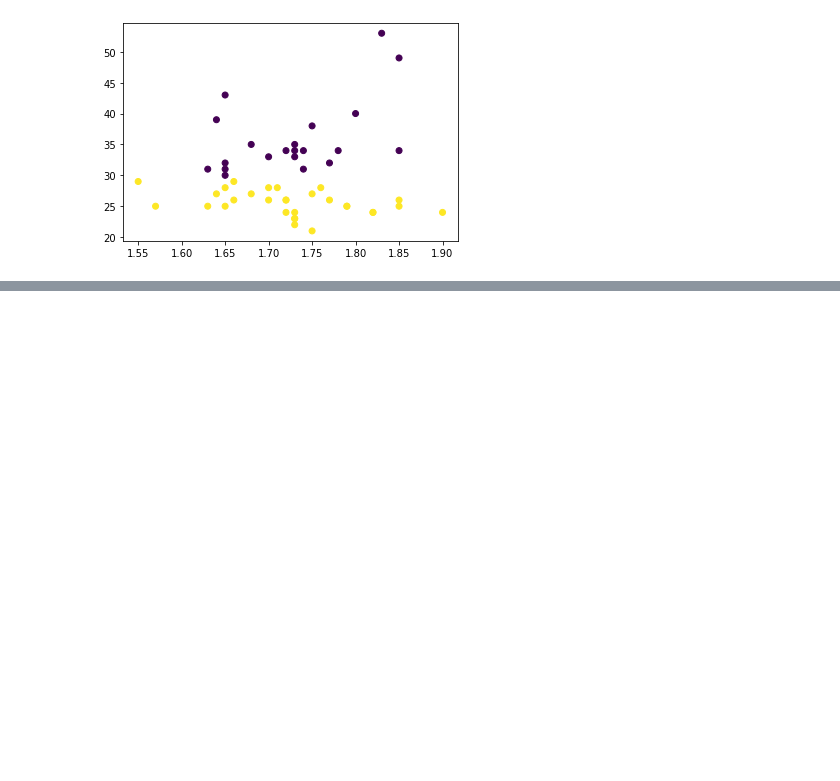
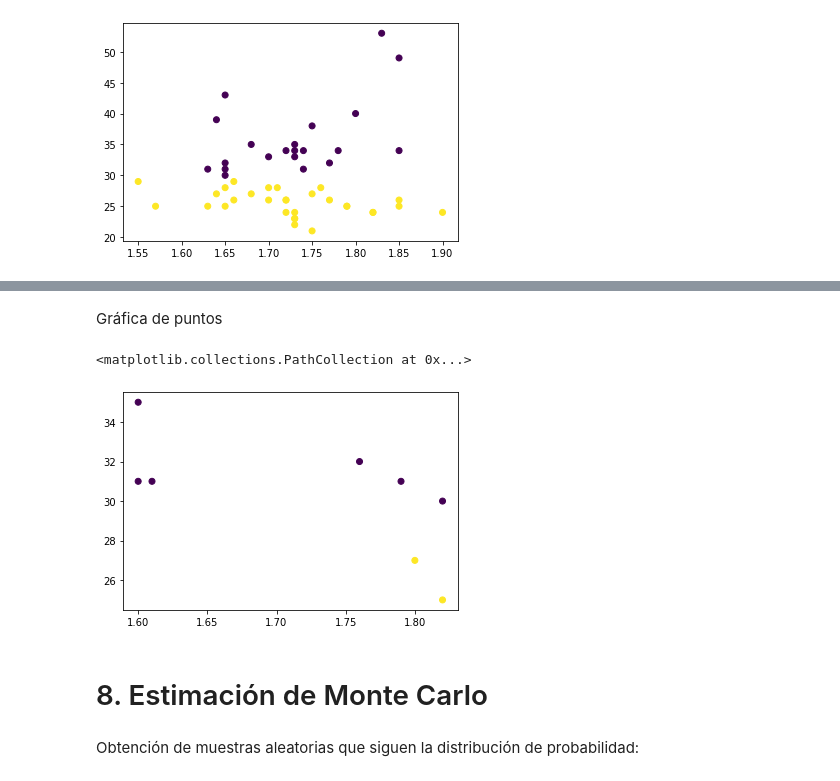
Before and after one commit to josedalvik/datascience_stlearning2_practica1, a Jupyter notebook: K-means y GMM.ipynb, the cells around one changed output, grey strips where cells are left out. Cells and saved outputs as stored; diff of their text form; code cells hidden in the pictures; blank space fills up the shorter version.

```diff
--- a/K-means y GMM.ipynb
+++ b/K-means y GMM.ipynb
@@ -480,0 +586,3 @@ plt.scatter(normales_gmm5.altura, normales_gmm5.edad, alpha=1, c=normales_gmm5.c
+# %%
+labels = model5.predict(valtest_normales_n)
+probs = model5.predict_proba(valtest_normales_n)
@@ -480,0 +591,6 @@ plt.scatter(normales_gmm5.altura, normales_gmm5.edad, alpha=1, c=normales_gmm5.c
+# %%
+valtest_normales_gmm5 = valtest_normales.copy()
+valtest_normales_gmm5["cluster"] = labels
+valtest_normales_gmm5["p(c0)"] = probs[:,0].round(2)
+valtest_normales_gmm5["p(c1)"] = probs[:,1].round(2)
+valtest_normales_gmm5.head()
@@ -480,0 +604,11 @@ plt.scatter(normales_gmm5.altura, normales_gmm5.edad, alpha=1, c=normales_gmm5.c
+# %% [markdown]
+Gráfica de puntos
+# %%
+plt.scatter(valtest_normales_gmm5.altura, valtest_normales_gmm5.edad, alpha=1, c=valtest_normales_gmm5.cluster)
+# %% [output]
+<matplotlib.collections.PathCollection at 0x...>
+[figure, added]
+# %% [markdown]
+# 8. Estimación de Monte Carlo
+# %% [markdown]
+Obtención de muestras aleatorias que siguen la distribución de probabilidad:
```
Also changed, not shown: parts of 26 cells of this notebook.
